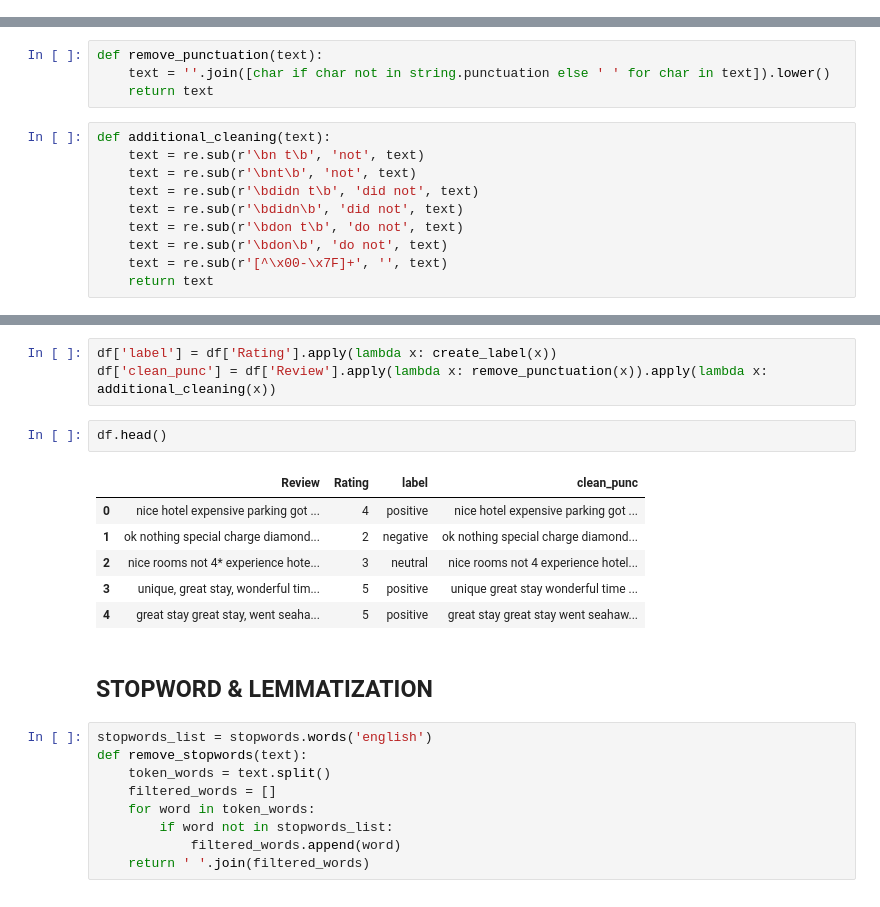
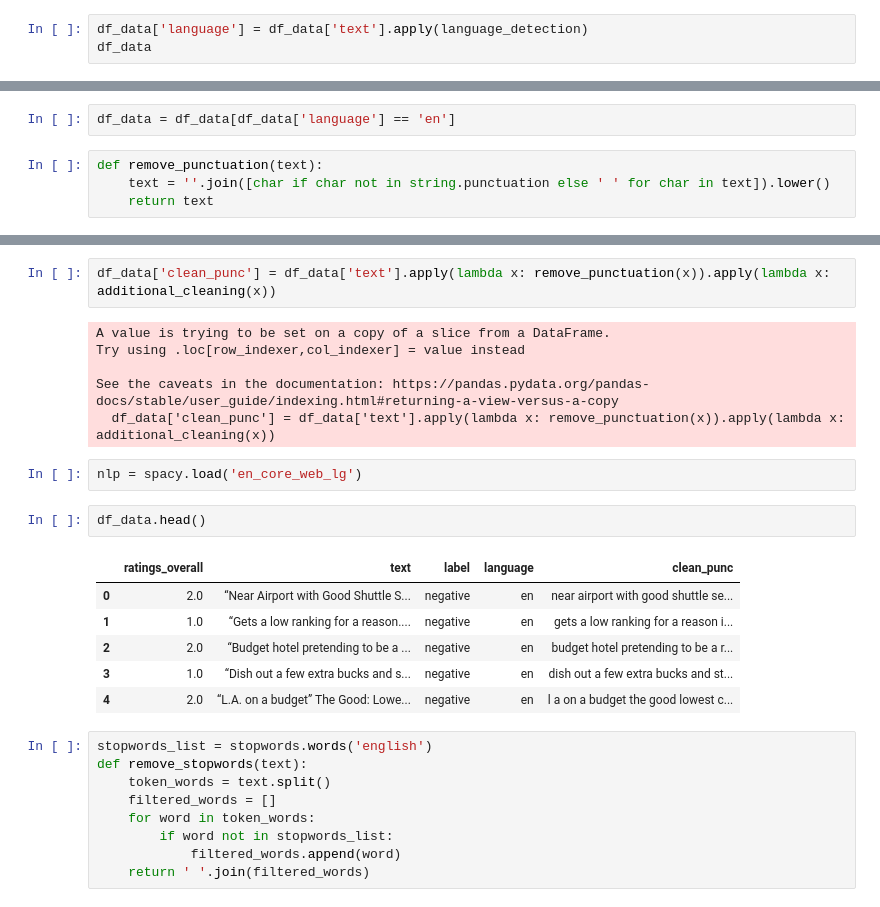
Before and after one commit to mausneg/Aspect-Based-Sentiment-Analysis-Hotel-Review, a Jupyter notebook: preprosessing.ipynb, the cells around one changed output, grey strips where cells are left out. Drawn from its saved outputs; the diff is of its cells as text.

```diff
--- a/preprosessing.ipynb
+++ b/preprosessing.ipynb
@@ -91,0 +150,3 @@ def create_label(rating):
+# %%
+df_data['language'] = df_data['text'].apply(language_detection)
+df_data
@@ -92,14 +167,6 @@ def create_label(rating):
+# %%
+df_data = df_data[df_data['language'] == 'en']
 # %%
 def remove_punctuation(text):
     text = ''.join([char if char not in string.punctuation else ' ' for char in text]).lower()
     return text
-# %%
-def additional_cleaning(text):
-    text = re.sub(r'\bn t\b', 'not', text)
-    text = re.sub(r'\bnt\b', 'not', text)
-    text = re.sub(r'\bdidn t\b', 'did not', text)
-    text = re.sub(r'\bdidn\b', 'did not', text)
-    text = re.sub(r'\bdon t\b', 'do not', text)
-    text = re.sub(r'\bdon\b', 'do not', text)
-    text = re.sub(r'[^\x00-\x7F]+', '', text)
-    return text
@@ -106,17 +238,22 @@ def additional_cleaning(text):
 # %%
-df['label'] = df['Rating'].apply(lambda x: create_label(x))
-df['clean_punc'] = df['Review'].apply(lambda x: remove_punctuation(x)).apply(lambda x: additional_cleaning(x))
+df_data['clean_punc'] = df_data['text'].apply(lambda x: remove_punctuation(x)).apply(lambda x: additional_cleaning(x))
+# %% [output]
+A value is trying to be set on a copy of a slice from a DataFrame.
+Try using .loc[row_indexer,col_indexer] = value instead
+
+See the caveats in the documentation: https://pandas.pydata.org/pandas-docs/stable/user_guide/indexing.html#returning-a-view-versus-a-copy
+  df_data['clean_punc'] = df_data['text'].apply(lambda x: remove_punctuation(x)).apply(lambda x: additional_cleaning(x))
+# %%
+nlp = spacy.load('en_core_web_lg')
 # %%
-df.head()
+df_data.head()
 # %% [output]
-|  | Review | Rating | label | clean_punc |
-| 0 | nice hotel expensive parking got ... | 4 | positive | nice hotel expensive parking got ... |
-| 1 | ok nothing special charge diamond... | 2 | negative | ok nothing special charge diamond... |
-| 2 | nice rooms not 4* experience hote... | 3 | neutral | nice rooms not 4 experience hotel... |
-| 3 | unique, great stay, wonderful tim... | 5 | positive | unique great stay wonderful time ... |
-| 4 | great stay great stay, went seaha... | 5 | positive | great stay great stay went seahaw... |
+|  | ratings_overall | text | label | language | clean_punc |
+| 0 | 2.0 | “Near Airport with Good Shuttle S... | negative | en | near airport with good shuttle se... |
+| 1 | 1.0 | “Gets a low ranking for a reason.... | negative | en | gets a low ranking for a reason i... |
+| 2 | 2.0 | “Budget hotel pretending to be a ... | negative | en | budget hotel pretending to be a r... |
+| 3 | 1.0 | “Dish out a few extra bucks and s... | negative | en | dish out a few extra bucks and st... |
+| 4 | 2.0 | “L.A. on a budget” The Good: Lowe... | negative | en | l a on a budget the good lowest c... |
-# %% [markdown]
-## STOPWORD & LEMMATIZATION
 # %%
 stopwords_list = stopwords.words('english')
 def remove_stopwords(text):
```
Also changed, not shown: parts of 39 cells of this notebook, 8 other files.
